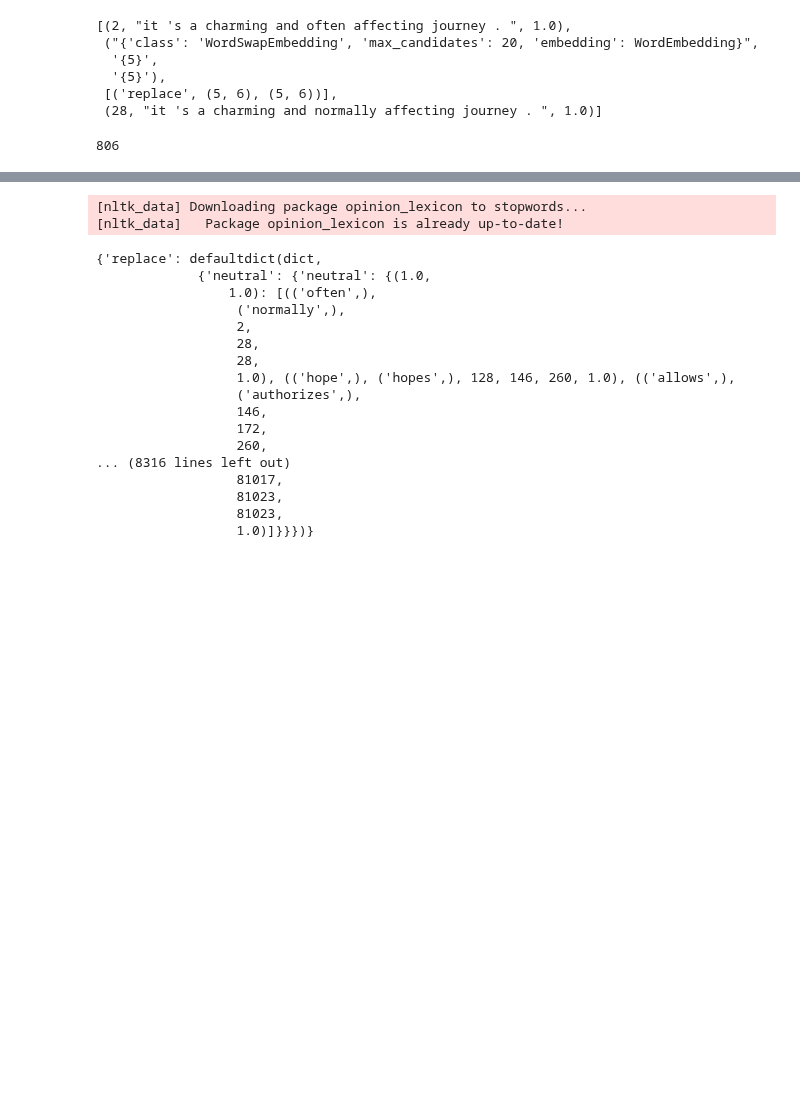
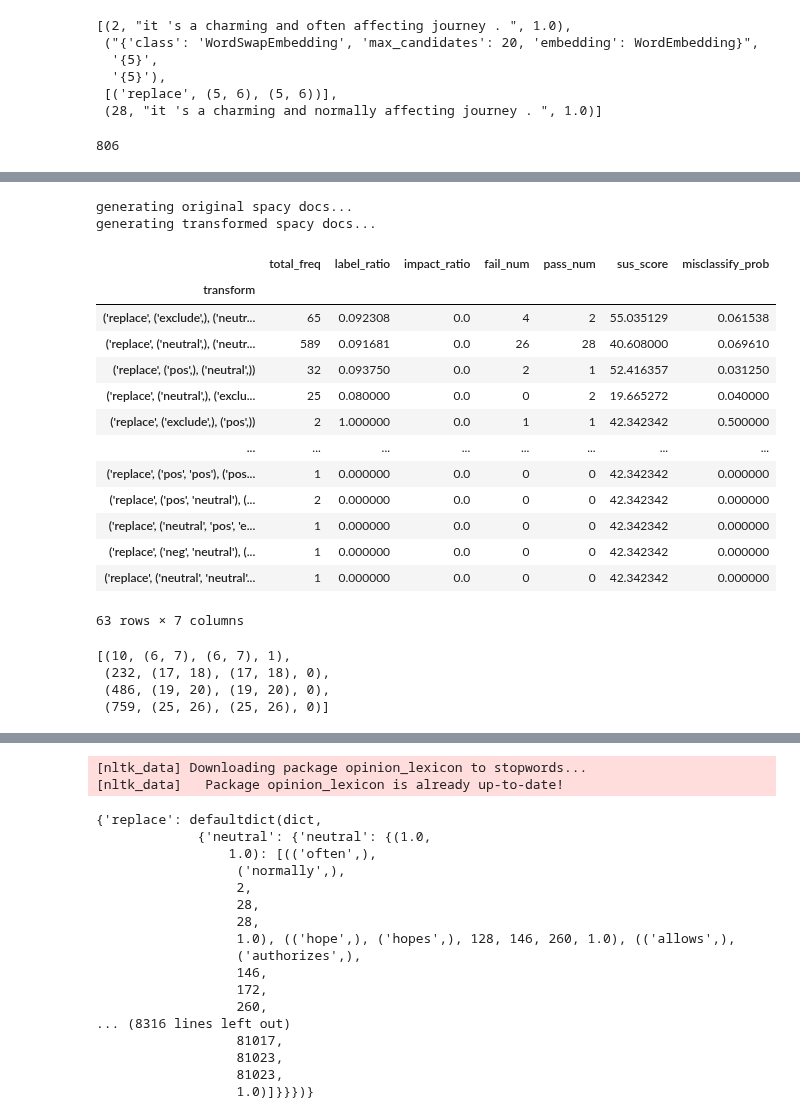
Before and after one commit to UCLA-SEAL/ProvenanceInspector, a Jupyter notebook: after/Analysis.ipynb, the cells around one changed output, grey strips where cells are left out. Drawn from its saved outputs; the diff is of its cells as text; code cells hidden in the pictures; blank space fills up the shorter version.

Commit message:
dynamic human label update

```diff
--- a/after/Analysis.ipynb
+++ b/after/Analysis.ipynb
@@ -468,0 +852,39 @@ len(all_traces)
+# %%
+import os.path as osp
+import pandas as pd
+
+test_dir_pth = "./results_a2t_mlm_word.8_n5_sst2/"
+
+test_df = pd.read_csv(osp.join(test_dir_pth, 'out_human.csv'))
+
+test_edit_summary = TransformStats(feature_names=["morph", "pos_", "dep_", "contextual_sentiment"])
+test_edit_summary.populate_edits_with_df(test_df)
+# %% [output]
+generating original spacy docs...
+generating transformed spacy docs...
+# %%
+stat_dfs = test_edit_summary.get_stats()
+# %%
+stat_dfs['contextual_sentiment']
+# %% [output]
+|  | total_freq | label_ratio | impact_ratio | fail_num | pass_num | sus_score | misclassify_prob |
+| transform |  |  |  |  |  |  |  |
+| ('replace', ('exclude',), ('neutr... | 65 | 0.092308 | 0.0 | 4 | 2 | 55.035129 | 0.061538 |
+| ('replace', ('neutral',), ('neutr... | 589 | 0.091681 | 0.0 | 26 | 28 | 40.608000 | 0.069610 |
+| ('replace', ('pos',), ('neutral',)) | 32 | 0.093750 | 0.0 | 2 | 1 | 52.416357 | 0.031250 |
+| ('replace', ('neutral',), ('exclu... | 25 | 0.080000 | 0.0 | 0 | 2 | 19.665272 | 0.040000 |
+| ('replace', ('exclude',), ('pos',)) | 2 | 1.000000 | 0.0 | 1 | 1 | 42.342342 | 0.500000 |
+| ... | ... | ... | ... | ... | ... | ... | ... |
+| ('replace', ('pos', 'pos'), ('pos... | 1 | 0.000000 | 0.0 | 0 | 0 | 42.342342 | 0.000000 |
+| ('replace', ('pos', 'neutral'), (... | 2 | 0.000000 | 0.0 | 0 | 0 | 42.342342 | 0.000000 |
+| ('replace', ('neutral', 'pos', 'e... | 1 | 0.000000 | 0.0 | 0 | 0 | 42.342342 | 0.000000 |
+| ('replace', ('neg', 'neutral'), (... | 1 | 0.000000 | 0.0 | 0 | 0 | 42.342342 | 0.000000 |
+| ('replace', ('neutral', 'neutral'... | 1 | 0.000000 | 0.0 | 0 | 0 | 42.342342 | 0.000000 |
+63 rows × 7 columns
+# %%
+test_edit_summary.edits['contextual_sentiment'][('replace', ('exclude',), ('neutral',))][0]
+# %% [output]
+[(10, (6, 7), (6, 7), 1),
+ (232, (17, 18), (17, 18), 0),
+ (486, (19, 20), (19, 20), 0),
+ (759, (25, 26), (25, 26), 0)]
```
Also changed, not shown: parts of 18 cells of this notebook, 13 other files.
